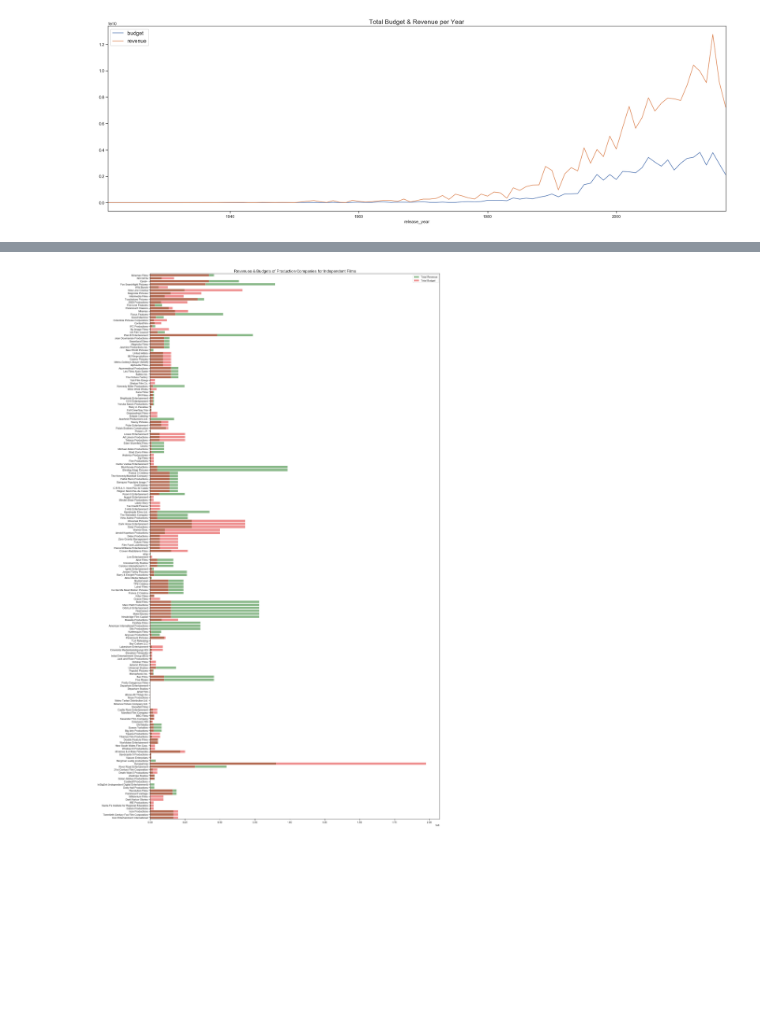
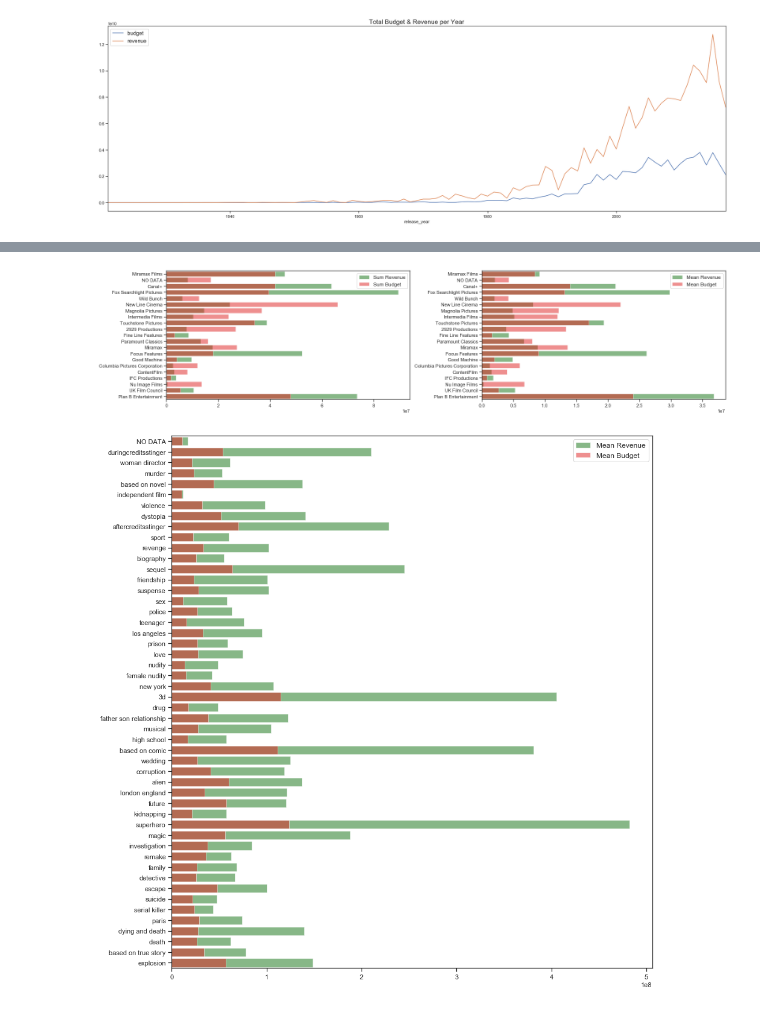
Before and after one commit to robert-myers/tmdb-box-office-prediction, a Jupyter notebook: Untitled.ipynb, the cells around one changed output, grey strips where cells are left out. Saved outputs shown, nothing was run; the diff lists cells and outputs as text; code cells hidden in the pictures; blank space fills up the shorter version.

```diff
--- a/Untitled.ipynb
+++ b/Untitled.ipynb
@@ -275,6 +347,9 @@ def movie_search(df, name, category):
 #     net = rev - bud
 # %%
 def movie_search_aggregate(df, ele, category, agg="sum"):
+    """
+    helper function for box_office_from_search()
+    """
     if agg == "sum":
         budget = float(movie_search(df, ele, category)[["budget"]].sum())
         revenue = float(movie_search(df, ele, category)[["revenue"]].sum())
@@ -285,7 +360,7 @@ def movie_search_aggregate(df, ele, category, agg="sum"):
         return "invalid agg argument"
     return budget, revenue
 
-def box_office_from_search(category, agg="sum",top=21, data_to_find=top_counts_df, df=train_df):
+def box_office_from_search(category, agg="sum", top=21, data_to_find=top_counts_df, df=train_df):
     """
     input:
         category is a string of the column name to query.
@@ -322,4 +397,12 @@ def box_office_from_search(category, agg="sum",top=21, data_to_find=top_counts_d
         nets.append(net)
 
     return names, budgets, revenues, nets
+# %%
+def barplot_movies(category, agg, ax, top=21, data_to_find=top_counts_df, df=train_df):
+    names, budgets, revenues, nets = box_office_from_search(category, agg=agg, top=top, data_to_find=data_to_find, df=df)
+    sns.set_color_codes("colorblind")
+    sns.barplot(x=revenues, y=list(range(len(names))), orient="h", ax=ax, label=f"{agg.title()} Revenue", color="green", alpha=0.5)
+    sns.barplot(x=budgets, y=list(range(len(names))), orient="h", ax=ax, label=f"{agg.title()} Budget", color="red", alpha=0.5)
+    ax.legend(frameon=True, fontsize="large")
+    ax.set_yticklabels(names)
 # %%
@@ -384,22 +494,27 @@ plt.tight_layout()
 # %%
 indie_df = movie_search(train_df, "independent film", "Keywords")
 
 indie_counts_df = count_dict_items(indie_df)
-len(indie_counts_df["production_companies"].dropna())
+# len(indie_counts_df["production_companies"].dropna())
 
-fig, ax = plt.subplots(figsize=(21, 34))
+fig, (ax1, ax2) = plt.subplots(nrows=1, ncols=2, figsize=(21, 5), sharex=False)
 
-indie_company_names, indie_company_budgets, indie_company_revenues, indie_company_nets = box_office_from_search("production_companies", top=len(indie_counts_df["production_companies"].dropna()), df=indie_df, data_to_find=indie_counts_df)
+barplot_movies("production_companies", agg="sum", ax=ax1, df=indie_df, data_to_find=indie_counts_df)
+barplot_movies("production_companies", agg="mean", ax=ax2, df=indie_df, data_to_find=indie_counts_df)
 
-sns.set_color_codes("colorblind")
-sns.barplot(x=indie_company_revenues, y=list(range(len(indie_company_nets))), orient="h", ax=ax, alpha=0.5, color="green", label="Total Revenue")
-sns.set_color_codes("colorblind")
-sns.barplot(x=indie_company_budgets, y=list(range(len(indie_company_nets))), orient="h", ax=ax, alpha=0.5, color="red", label="Total Budget")
 
-ax.set_yticklabels(indie_company_names)
-ax.legend()
-ax.set_title("Revenues & Budgets of Production Companies for Independent Films", fontsize="xx-large")
+# indie_company_names, indie_company_budgets, indie_company_revenues, indie_company_nets = box_office_from_search(
+#     "production_companies", top=len(indie_counts_df["production_companies"].dropna()), df=indie_df, data_to_find=indie_counts_df)
+
+# sns.set_color_codes("colorblind")
+# sns.barplot(x=indie_company_revenues, y=list(range(len(indie_company_nets))), orient="h", ax=ax, alpha=0.5, color="green", label="Total Revenue")
+# sns.set_color_codes("colorblind")
+# sns.barplot(x=indie_company_budgets, y=list(range(len(indie_company_nets))), orient="h", ax=ax, alpha=0.5, color="red", label="Total Budget")
+
+# ax.set_yticklabels(indie_company_names)
+# ax.legend()
+# ax.set_title("Revenues & Budgets of Production Companies for Independent Films", fontsize="xx-large")
 
 plt.tight_layout()
 # %% [output]
-[figure, old version]
+[figure, new version]
@@ -405,0 +523,8 @@ plt.tight_layout()
+# %%
+fig, ax = plt.subplots(figsize=(13,13))
+
+barplot_movies("Keywords", agg="mean", top=50, ax=ax)
+
+plt.tight_layout()
+# %% [output]
+[figure, added]
```
Also changed, not shown: parts of 27 cells of this notebook.
